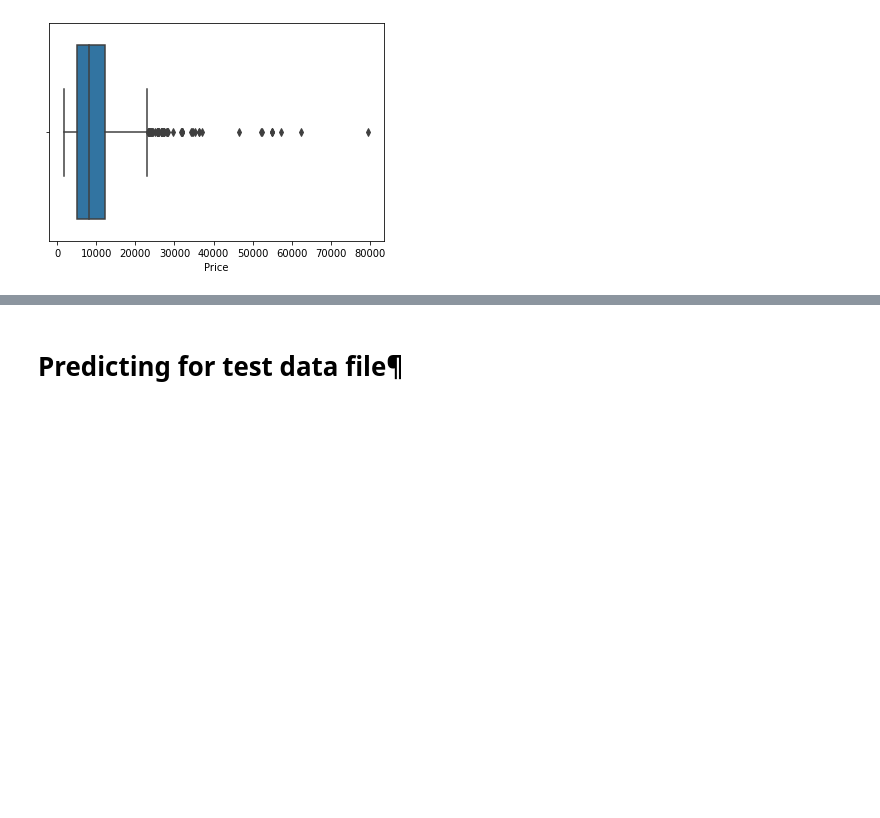
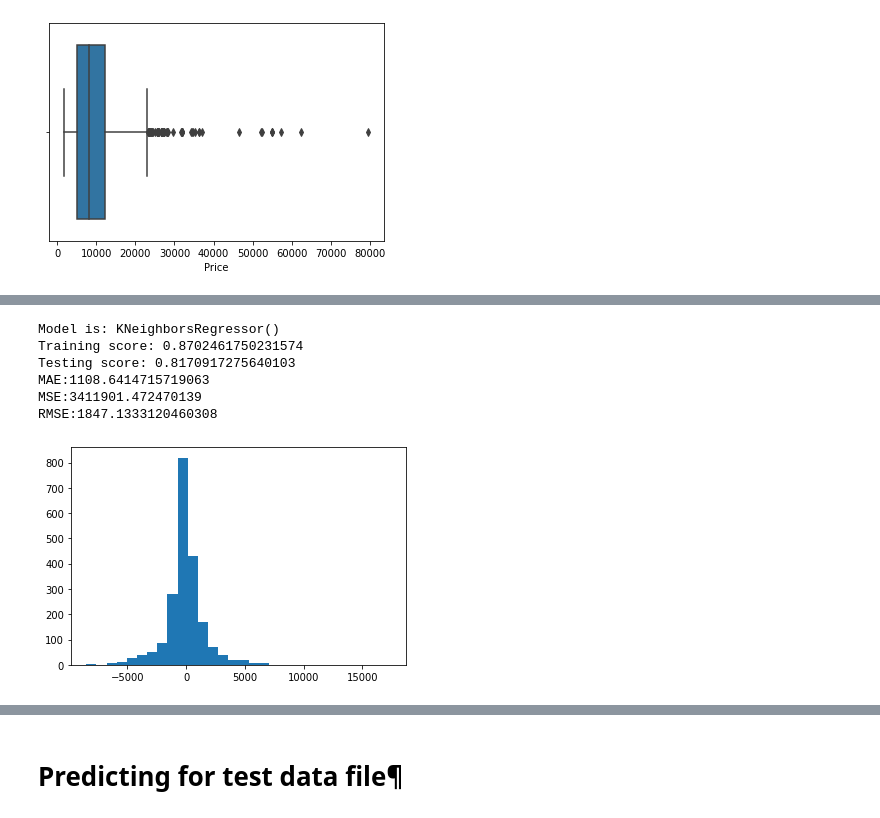
Before and after one commit to mosha1812/FlightFarePrediction, a Jupyter notebook: Fare Prediction.ipynb, the cells around one changed output, grey strips where cells are left out. Saved outputs shown, nothing was run; the diff lists cells and outputs as text; code cells hidden in the pictures; blank space fills up the shorter version.

```diff
--- a/Fare Prediction.ipynb
+++ b/Fare Prediction.ipynb
@@ -446,0 +558,10 @@ X_train, X_test, y_train, y_test = train_test_split(df.drop('Price',axis=1), df[
+# %%
+train_n_eval(KNeighborsRegressor())
+# %% [output]
+Model is: KNeighborsRegressor()
+Training score: 0.8702461750231574
+Testing score: 0.8170917275640103
+MAE:1108.6414715719063
+MSE:3411901.472470139
+RMSE:1847.1333120460308
+[figure, added]
```
Also changed, not shown: parts of 51 cells of this notebook.
